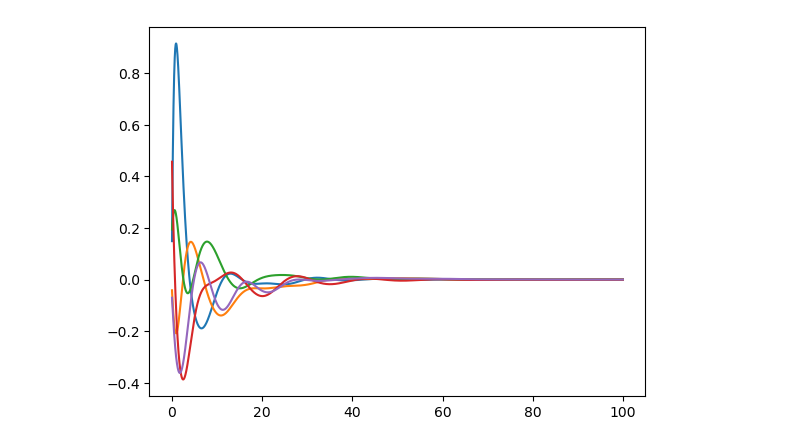
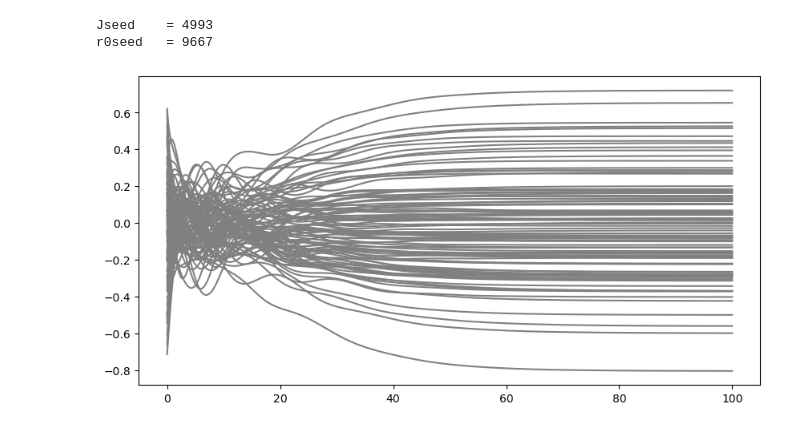
Before and after one commit to matijsv/HighDimensionalDynamicalSystems, a Jupyter notebook: main.ipynb, the cells around one changed output. Saved outputs shown, nothing was run; the diff lists cells and outputs as text; code cells hidden in the pictures.

```diff
--- a/main.ipynb
+++ b/main.ipynb
@@ -3,57 +3,66 @@
 import numpy as np
 import matplotlib.pyplot as plt
 # %%
-def hdds(N=100,g=1,T=100,dt=0.01,Jseed=42,r0seed=42):
+def hdds(N=100,g=1,T=100,dt=0.01,Jseed=None,r0seed=None):
     '''
-    Creates model and returns results
-
+    Creates model and returns results.
     Args:
-        N,      number of units/neurons.
-        g,      coupling strength (used to create J).
-        T,      length of time to run model for.
-        dt,     time step length.
-        Jseed,  seed to be used when creating coupling matrix.
-        r0seed, seed to be used when definining initial states of the units/neurons.
+        N:      default= 100,   number of units/neurons.
+        g:      default= 1,     coupling strength (used to create J).
+        T:      default= 100,   length of time to run model for.
+        dt:     default= 0.01,  time step length.
+        Jseed:  default= None,  seed to be used when creating coupling matrix.
+        r0seed: default= None,  seed to be used when definining initial states of the units/neurons.
 
     Returns:
-        t,      an array of length T/dt, to use when plotting results.
-        r,      an array of shape (N,T/dt) containing the time-domain results for each unit/neuron.
+        tuple (t ,r):
+        WHERE
+            t is an array of length T/dt, to use when plotting results.
+            r is an array of shape (N,T/dt) containing the time-domain results for each unit/neuron.
 
     # Example use:
     time, results = hdd()
     plt.plot(t, r[0,:])
     plt.plot(t, r[1,:]) #Plots only results for unit 0 and 1, but could be any
     '''
-
+    np.random.seed()
+    if Jseed is None:
+        Jseed = np.random.randint(0,10000)
+    if r0seed is None:
+        r0seed = np.random.randint(0,10000)
     #default parameters
-    sigInitial = 0.3
-    #setting parameters
-    nSteps = int(np.ceil(T/dt))
+    stdevInitial = 0.3
 
 
-    #Creating network
-    r = np.zeros((N,nSteps))
+    nSteps = int(np.ceil(T/dt))
+    r = np.zeros((N,nSteps)) #preallocating results array
+
     np.random.seed(Jseed)
-    J = np.random.normal(0,g**2/np.sqrt(N),(N,N))
-    J = J - np.diag(J)
+    J = np.random.normal(loc=0, scale=g/np.sqrt(N), size=(N,N)) #populate J
+    J = J - np.diag(np.diag(J)) #zero diagonals
 
     np.random.seed(r0seed)
-    r[:, 0] = np.random.normal(0,sigInitial,N)
+    r[:, 0] = np.random.normal(0,stdevInitial,N)
     t = np.zeros(nSteps)
+
     #iterate system
     for n in range(0,nSteps-1):
-        r[:,n+1] = r[:, n] + (-r[:, n])*dt + np.matmul(J, np.tanh(r[:, n]))*dt
+
+        r[:,n+1] = r[:, n] - (r[:, n])*dt + np.matmul(J, np.tanh(r[:, n]))*dt
         t[n+1] = n*dt
 
+    print()
+    print('Jseed    =', Jseed)
+    print('r0seed   =', r0seed)
     return t, r
 
-t, r = hdds(N=100)
+N = 100
+t, r = hdds(N=N, g=1.1, T=100, dt=0.01)# Jseed=8342, r0seed=4952)
 
-plt.plot(t, r[0,:])
-plt.plot(t, r[1,:])
-plt.plot(t, r[2,:])
-plt.plot(t, r[3,:])
-plt.plot(t, r[4,:])
-plt.show()
+plt.figure(figsize=(10,5))
+for i in range(N):
+    plt.plot(t,r[i,:],color='grey')
 # %% [output]
+Jseed    = 4993
+r0seed   = 9667
-[figure, old version]
+[figure, new version]
```
